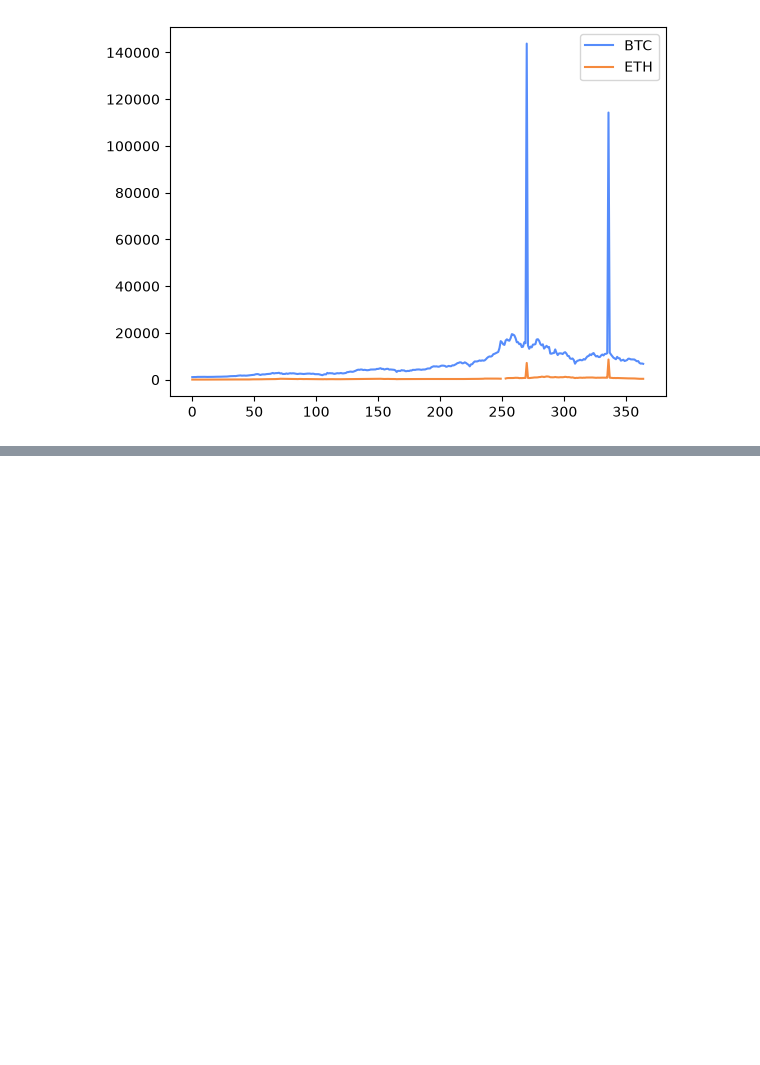
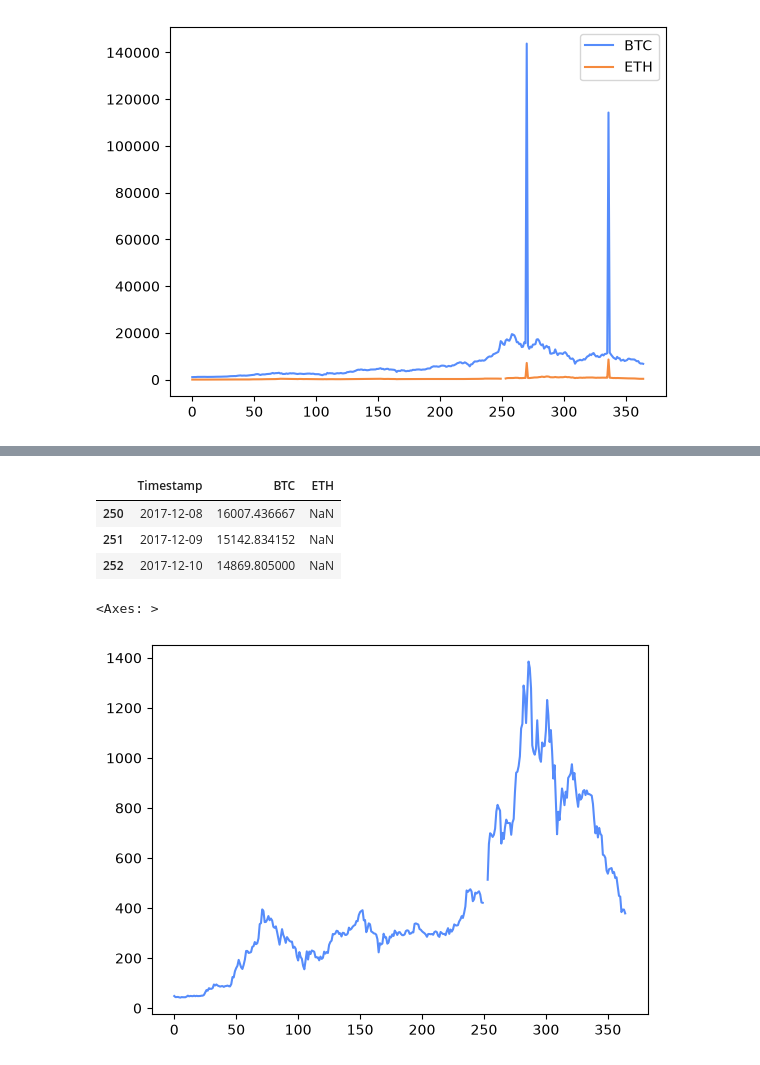
Before and after one commit to ppedvAG/Python-DS-ML-271721, a Jupyter notebook: Labs/M-004-Lab Lösung.ipynb, the cells around one changed output, grey strips where cells are left out. Cells and saved outputs as stored; diff of their text form; code cells hidden in the pictures; blank space fills up the shorter version.

```diff
--- a/Labs/M-004-Lab Lösung.ipynb
+++ b/Labs/M-004-Lab Lösung.ipynb
@@ -26,0 +97,12 @@ data.plot()
+# %%
+data[data["ETH"].isnull()]
+# %% [output]
+|  | Timestamp | BTC | ETH |
+| 250 | 2017-12-08 | 16007.436667 | NaN |
+| 251 | 2017-12-09 | 15142.834152 | NaN |
+| 252 | 2017-12-10 | 14869.805000 | NaN |
+# %%
+data["ETH"].plot()
+# %% [output]
+<Axes: >
+[figure, added]
```
Also changed, not shown: parts of 17 cells of this notebook, 4 other files.
